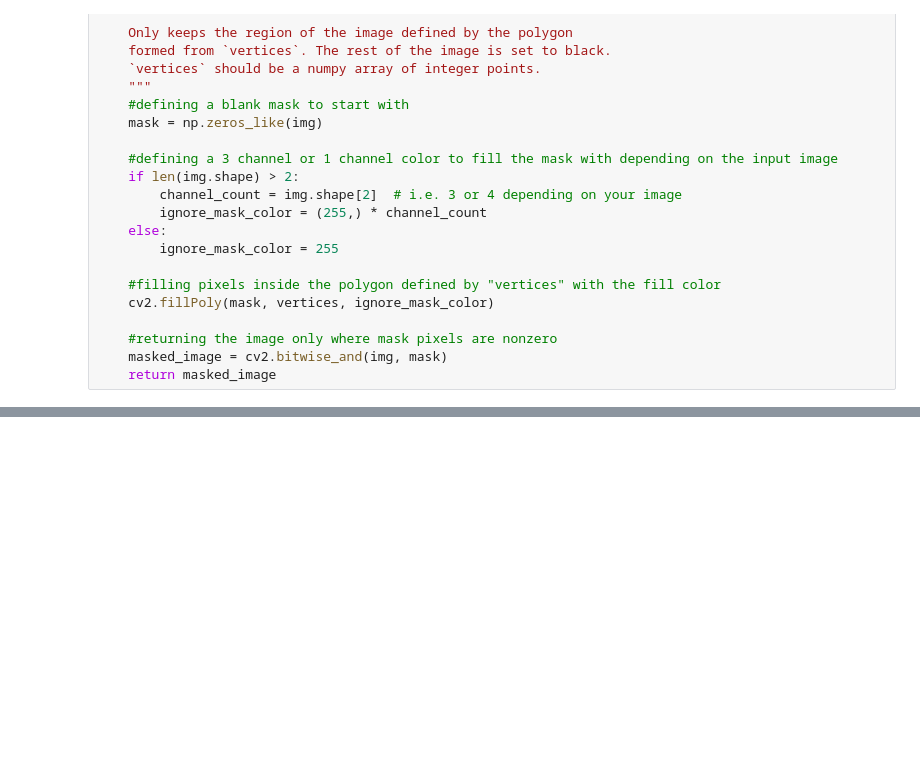
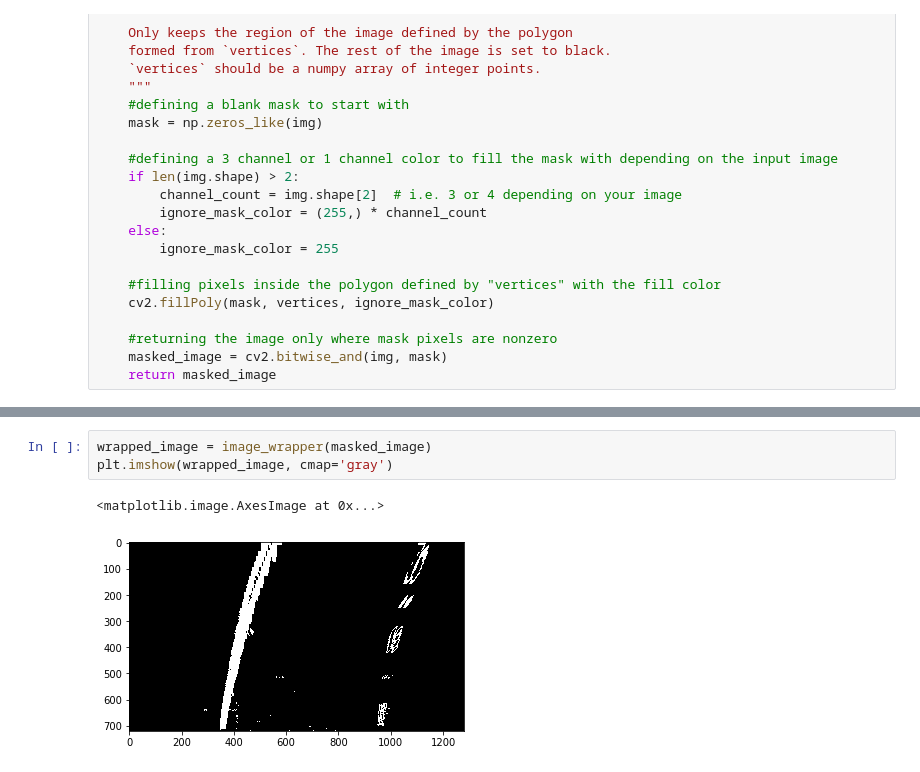
Before and after one commit to moizKachwala/self-drivingCar-advance-lane-p2, a Jupyter notebook: lane_detection.ipynb, the cells around one changed output, grey strips where cells are left out. Saved outputs shown, nothing was run; the diff lists cells and outputs as text; blank space fills up the shorter version.

```diff
--- a/lane_detection.ipynb
+++ b/lane_detection.ipynb
@@ -262,0 +293,6 @@ plt.show()
+# %%
+wrapped_image = image_wrapper(masked_image)
+plt.imshow(wrapped_image, cmap='gray')
+# %% [output]
+<matplotlib.image.AxesImage at 0x...>
+[figure, added]
```
Also changed, not shown: parts of 8 cells of this notebook.
